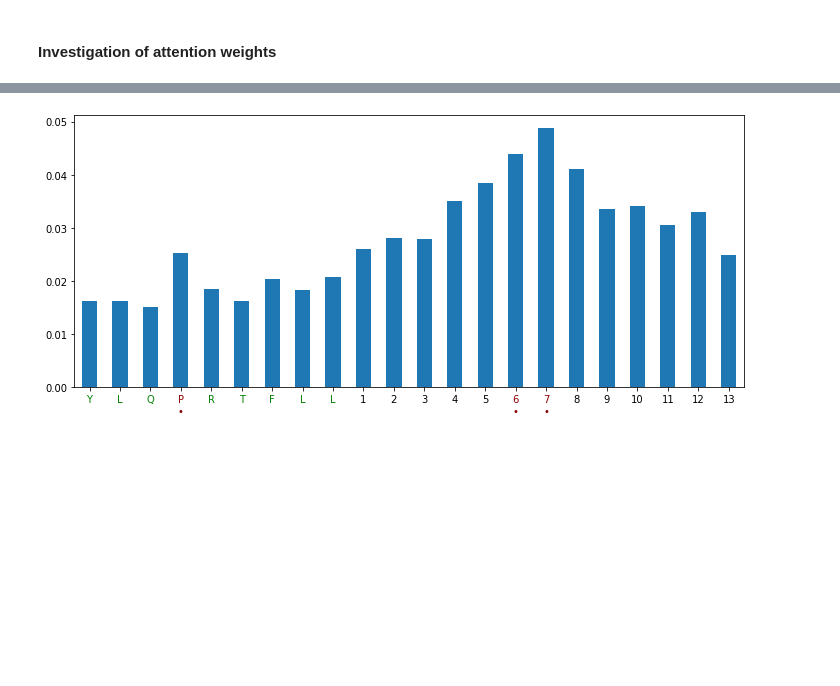
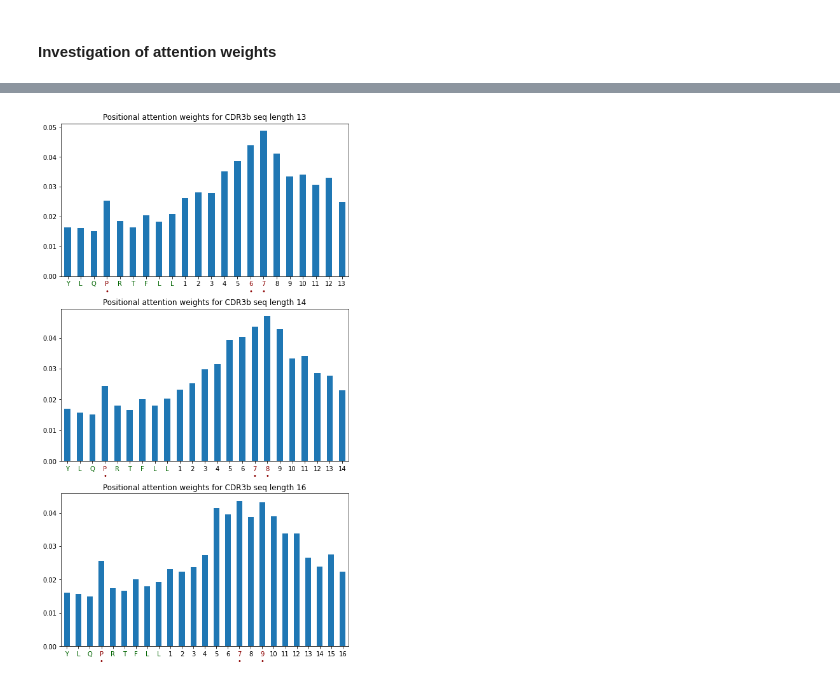
Before and after one commit to luseedbio/TCRBert, a Jupyter notebook: notebook/exp1.ipynb, the cells around one changed output, grey strips where cells are left out. Saved outputs shown, nothing was run; the diff lists cells and outputs as text; code cells hidden in the pictures; blank space fills up the shorter version.

```diff
--- a/notebook/exp1.ipynb
+++ b/notebook/exp1.ipynb
@@ -331,6 +331,6 @@ model = experiment.load_eval_model()
 display(model)
 
 # Eval result recoder
-eval_recoder = PredResultRecoder(output_attentions=True)
+eval_recoder = PredResultRecoder(output_attentions=True, output_hidden_states=True)
 model.add_pred_listener(eval_recoder)
 # %% [output]
@@ -776,0 +815,17 @@ Text(0.5, 24.0, 'Length')
+# %%
+%pylab inline
+
+import matplotlib.pyplot as plt
+import matplotlib.image as img
+
+import numpy as np
+from tcrbert.dataset import CN
+from tcrbert.bioseq import write_fa
+
+
+for cur_len, cur_indices in target_index_map.items():
+    seqs = im_df[CN.cdr3b].values[cur_indices]
+    print('Target CDR3b sequences for %s: %s(%s)' % (cur_len, seqs, len(seqs)))
+    fn_fa = '%s/%s.cdr3b_%s.fa' % (outdir, im_ds.name, cur_len)
+    print('Writing target_cdr3b seqs to %s' % fn_fa)
+    write_fa(fn_fa, target_cdr3b)
@@ -844,37 +857,50 @@ print(dup, dup.shape)
 # n_heads = model.config.num_attention_heads
 # max_len = eval_ds.max_len
 
+epitope_len = len(epitope)
+
 attentions = eval_recoder.result_map['attentions']
 # attentions.shape: (n_layers, n_data, n_heads, max_len, max_len)
 print('attentions.shape: %s' % str(attentions.shape))
 
-target_attns = attentions[:,target_indices]
-print('target_attns.shape: %s' % str(target_attns.shape))
+# target_attn_map = OrderedDict()
 
-# Position-wise marginal attentions by mean
-target_attns = np.mean(target_attns, axis=(0, 1, 2, 3))[1:sent_len+1] # excluding [CLS] token
-print('target_attns: %s' % target_attns)
-ticks = list(epitope) + list(range(1, tcr_len + 1))
-mark_ratio = 0.1
-mark_pos = []
+fig, axes = plt.subplots(nrows=3, ncols=1)
+fig.set_figwidth(7)
+fig.set_figheight(12)
+plt.tight_layout(h_pad=3, w_pad=3)
 
-for rank, pos in enumerate(np.argsort(target_attns[:epitope_len])[::-1]):
-    if rank < (epitope_len*mark_ratio):
-        ticks[pos] = '%s\n•' % (ticks[pos])
-        mark_pos.append(pos)
+for i, (cur_len, cur_indices) in enumerate(target_index_map.items()):
+    attns = attentions[:, cur_indices]
+    sent_len = epitope_len + cur_len
 
-for rank, pos in enumerate(np.argsort(target_attns[epitope_len:])[::-1]):
-    if rank < (tcr_len*mark_ratio):
-        ticks[epitope_len+pos] = '%s\n•' % (ticks[epitope_len+pos])
-        mark_pos.append(epitope_len+pos)
+    # Position-wise marginal attentions by mean
+    attns = np.mean(attns, axis=(0, 1, 2, 3))[1:sent_len+1]
+    print('Current attns for %s: %s' % (cur_len, attns))
 
-ax = pd.Series(target_attns).plot(kind='bar', figsize=(12, 5), rot=0)
-ax.set_xticklabels(ticks)
-for i, tick in enumerate(ax.get_xticklabels()):
-    if i < epitope_len:
-        tick.set_color('green')
-    else:
-        tick.set_color('black')
-    if i in mark_pos:
-        tick.set_color('darkred')
+    ax = pd.Series(attns).plot(kind='bar', ax=axes[i], rot=0)
+    ax.set_title('Positional attention weights for CDR3b seq length %s' % cur_len)
+
+    ticks = list(epitope) + list(range(1, cur_len + 1))
+    mark_ratio = 0.1
+    mark_pos = []
+
+    for rank, pos in enumerate(np.argsort(attns[:epitope_len])[::-1]):
+        if rank < (epitope_len*mark_ratio):
+            ticks[pos] = '%s\n•' % (ticks[pos])
+            mark_pos.append(pos)
+
+    for rank, pos in enumerate(np.argsort(attns[epitope_len:])[::-1]):
+        if rank < (tcr_len*mark_ratio):
+            ticks[epitope_len+pos] = '%s\n•' % (ticks[epitope_len+pos])
+            mark_pos.append(epitope_len+pos)
+
+    ax.set_xticklabels(ticks)
+    for i, tick in enumerate(ax.get_xticklabels()):
+        if i < epitope_len:
+            tick.set_color('darkgreen')
+        else:
+            tick.set_color('black')
+        if i in mark_pos:
+            tick.set_color('darkred')
 # %% [output]
@@ -889,4 +923,4 @@ target_attns: [0.01630678 0.01613801 0.01512098 0.02522577 0.01851558 0.01629829
-[figure, old version]
+[figure, new version]
 # %% [markdown]
 - Shomuradova 데이터셋의 결과와 거의 동일하게 일관성있는 결과를 보여준다.
 - 두 데이터셋의 CDR3 beta 서열들은 서로 중복되지 않으며, 두 MSA를 비교해보면 양끝 위치에서 거의 유사한 motif를 보여주지만 중간 부분은 다른 양상을 보임에도 불구하고 attention weight는 거의 동일하게 일관성있는 결과를 보여 준다.
```
Also changed, not shown: parts of 28 cells of this notebook.
